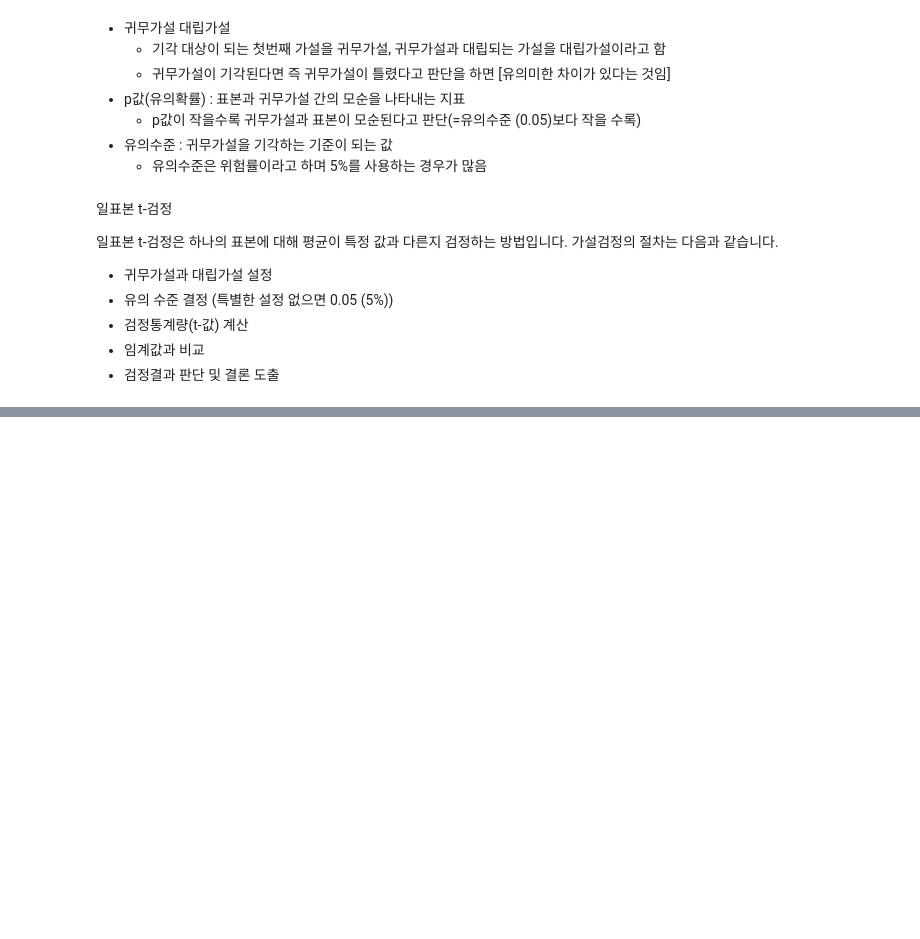
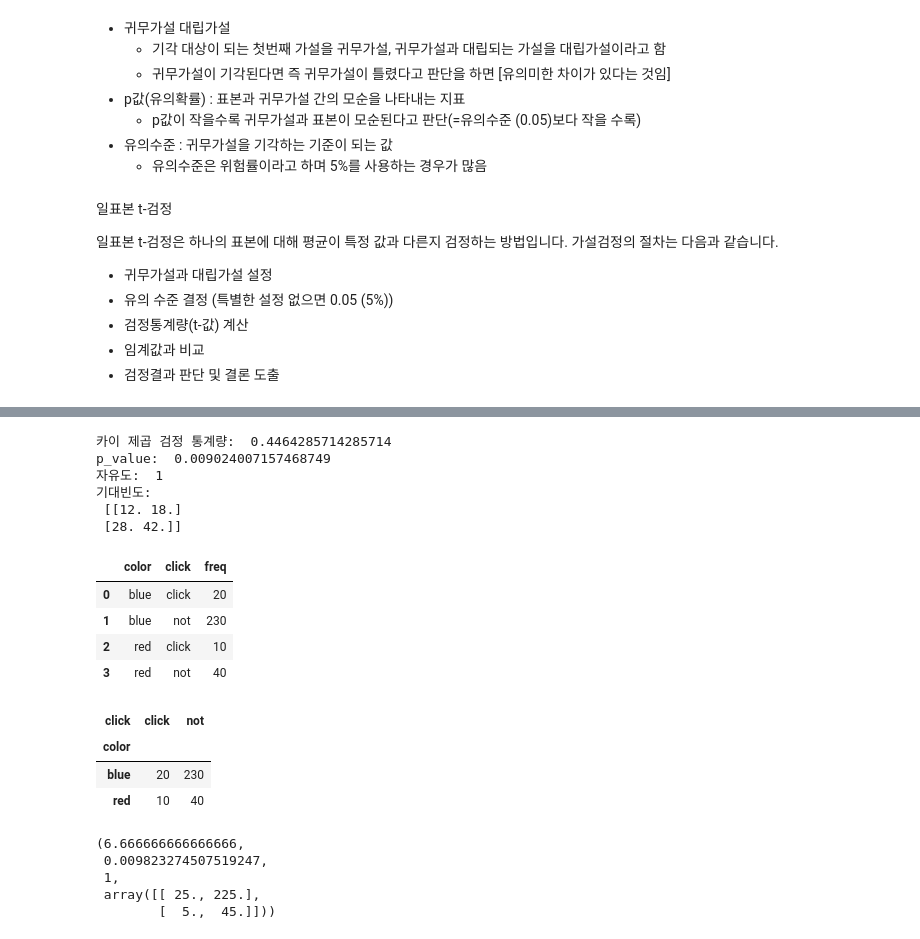
Before and after one commit to yul77/hmkd1-2023, a Jupyter notebook: 통계수학/stat3.ipynb, the cells around one changed output, grey strips where cells are left out. Cells and saved outputs as stored; diff of their text form; code cells hidden in the pictures; blank space fills up the shorter version.

```diff
--- a/통계수학/stat3.ipynb
+++ b/통계수학/stat3.ipynb
@@ -323,0 +490,54 @@ p_value: 0.43013838884407507
+# %%
+from scipy.stats import chi2_contingency
+
+#교차표 생성
+observed = [[10,20],[30,40]]
+
+#카이 제곱 검정 실행
+chi2_stat, p_val, dof, expected = chi2_contingency(observed)
+
+print('카이 제곱 검정 통계량: ', chi2_stat)
+print('p_value: ',p_value)
+print('자유도: ', dof)
+print('기대빈도: ','\n', expected)
+# %% [output]
+카이 제곱 검정 통계량:  0.4464285714285714
+p_value:  0.009024007157468749
+자유도:  1
+기대빈도:
+ [[12. 18.]
+ [28. 42.]]
+# %%
+click_data = pd.read_csv('dataset/5_10_cd.csv')
+click_data
+# %% [output]
+|  | color | click | freq |
+| 0 | blue | click | 20 |
+| 1 | blue | not | 230 |
+| 2 | red | click | 10 |
+| 3 | red | not | 40 |
+# %%
+#분할표 -피봇테이블
+
+cross = pd.pivot_table(data=click_data, values='freq', aggfunc='sum',index='color', columns='click')
+cross
+#aggfunc='sum' : 프리퀀시 합계
+# %% [output]
+| click | click | not |
+| color |  |  |
+| blue | 20 | 230 |
+| red | 10 | 40 |
+# %%
+#통계량, p값, 자유도, 기대도수표
+stats.chi2_contingency(cross,correction=False) #보정 안함
+
+#컬러에 따라 차이가 이는지 보는것
+#귀무가설= 독립적
+
+#p값이 0.05보다 작음 =귀무가설을 기각 = 색에 따라 버튼을 클릭하는것이 유의미하게 변한다고 판단.
+# %% [output]
+(6.666666666666666,
+ 0.009823274507519247,
+ 1,
+ array([[ 25., 225.],
+        [  5.,  45.]]))
```
Also changed, not shown: parts of 31 cells of this notebook.
